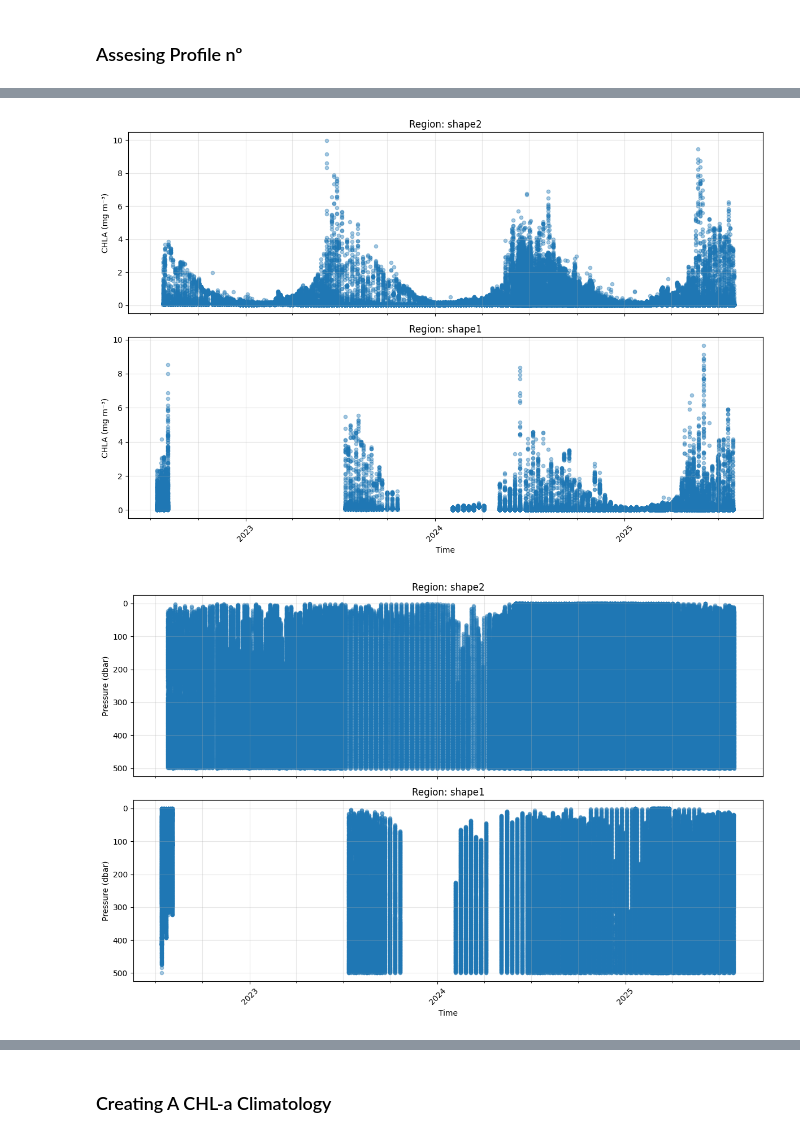
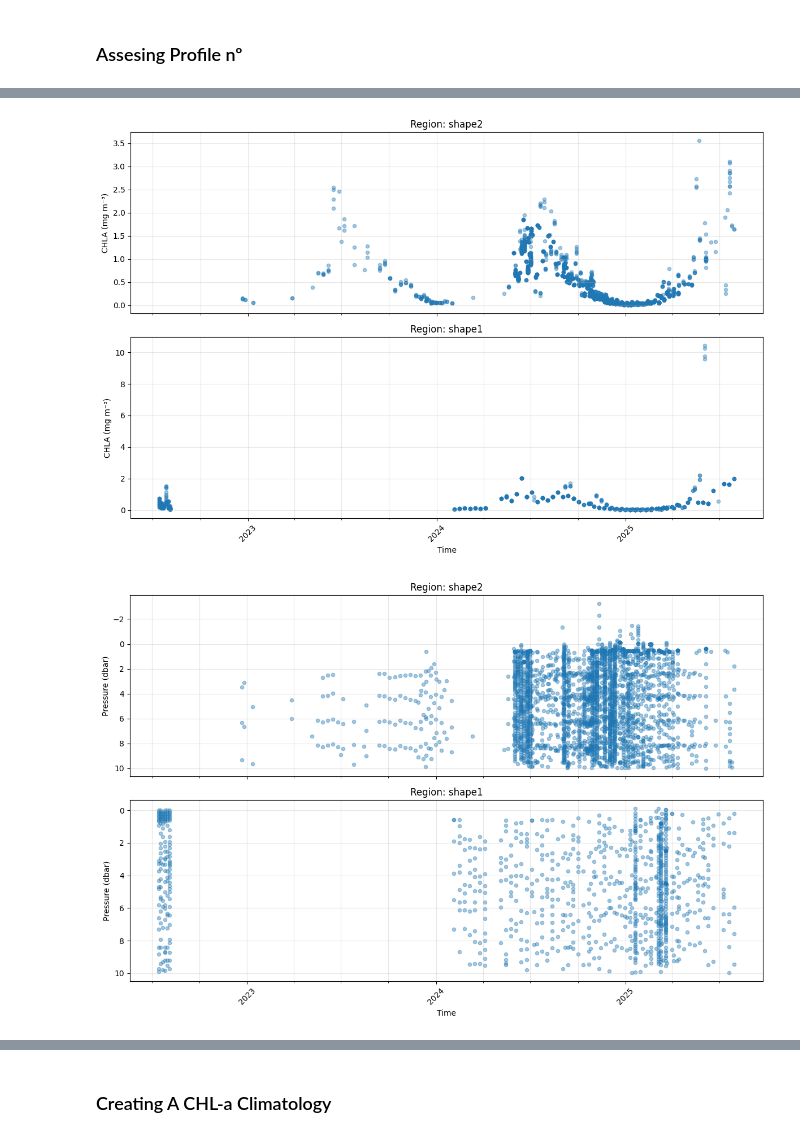
Before and after one commit to ROYVNZ/Mas, a Jupyter notebook: scripts/BGC_Troubleshooting.ipynb, the cells around one changed output, grey strips where cells are left out. Saved outputs shown, nothing was run; the diff lists cells and outputs as text; code cells hidden in the pictures.

```diff
--- a/scripts/BGC_Troubleshooting.ipynb
+++ b/scripts/BGC_Troubleshooting.ipynb
@@ -105,7 +92,7 @@ profiles = (
         "LATITUDE",
         "LONGITUDE",
         "region",
-        "PRES"
+        "PRES_ADJUSTED"
     ])
     .unique(subset=["PLATFORM_NUMBER", "CYCLE_NUMBER"])
     .filter(pl.col("DEPTH_INT_CHL").is_not_null())
@@ -290,5 +277,5 @@ plt.show()
 # %%
-pres_plot = df.select("PLATFORM_NUMBER", "CYCLE_NUMBER", "TIME", "PRES", "CHLA", "region").to_pandas()
+pres_plot = df.select("PLATFORM_NUMBER", "CYCLE_NUMBER", "TIME", "PRES_ADJUSTED", "CHLA_ADJUSTED", "region").to_pandas()
 
 fig, axes = plt.subplots(n, 1, figsize=(12, 4 * n), sharex=True)
 
@@ -296,7 +283,7 @@ for ax, region_name in zip(axes, regions):
     grp = pres_plot[pres_plot["region"] == region_name]
     ax.scatter(
         grp["TIME"],
-        grp["CHLA"],
+        grp["CHLA_ADJUSTED"],
         alpha=0.4,
         s=20
     )
@@ -326,7 +313,7 @@ for ax, region_name in zip(axes, regions):
     grp = pres_plot[pres_plot["region"] == region_name]
     ax.scatter(
         grp["TIME"],
-        grp["PRES"],
+        grp["PRES_ADJUSTED"],
         alpha=0.4,
         s=20
     )
@@ -354,8 +341,8 @@ fig, axes = plt.subplots(n, 1, figsize=(12, 4 * n), sharex=True)
 for ax, region_name in zip(axes, regions):
     grp = pres_plot[pres_plot["region"] == region_name]
     ax.scatter(
-        grp["CHLA"],
-        grp["PRES"],
+        grp["CHLA_ADJUSTED"],
+        grp["PRES_ADJUSTED"],
         alpha=0.4,
         s=20
     )
@@ -380,7 +367,7 @@ for ax, region_name in zip(axes, regions):
     grp = pres_plot[pres_plot["region"] == region_name]
     ax.scatter(
         grp["TIME"],
-        grp["CHLA"],
+        grp["CHLA_ADJUSTED"],
         alpha=0.4,
         s=20
     )
@@ -407,7 +394,7 @@ for ax, region_name in zip(axes, regions):
     grp = pres_plot[pres_plot["region"] == region_name]
     ax.scatter(
         grp["TIME"],
-        grp["PRES"],
+        grp["PRES_ADJUSTED"],
         alpha=0.4,
         s=20
     )
@@ -418,34 +405,34 @@ for ax, region_name in zip(axes, regions):
 
     ax.invert_yaxis()
 
 # Common x-axis formatting
 axes[-1].set_xlabel("Time")
 axes[-1].xaxis.set_major_locator(mdates.YearLocator())
 axes[-1].xaxis.set_minor_locator(mdates.MonthLocator(interval=3))
 axes[-1].xaxis.set_major_formatter(mdates.DateFormatter("%Y"))
 plt.xticks(rotation=45)
 
 plt.tight_layout()
 plt.show()
 fig, axes = plt.subplots(n, 1, figsize=(12, 4 * n), sharex=True)
 
 for ax, region_name in zip(axes, regions):
     grp = pres_plot[pres_plot["region"] == region_name]
     ax.scatter(
-        grp["CHLA"],
-        grp["PRES"],
+        grp["CHLA_ADJUSTED"],
+        grp["PRES_ADJUSTED"],
         alpha=0.4,
         s=20
     )
     #ax.set_yscale("log")
     ax.set_ylabel("Pressure (dbar)")
     ax.set_title(f"Region: {region_name}")
     ax.grid(True, which="both", alpha=0.3)
 
     ax.invert_yaxis()
 
 plt.tight_layout()
 plt.show()
 # %% [output]
-[figure, old version]
+[figure, new version]
-[figure, old version]
+[figure, new version]
```
Also changed, not shown: parts of 17 cells of this notebook, 6 other files.
